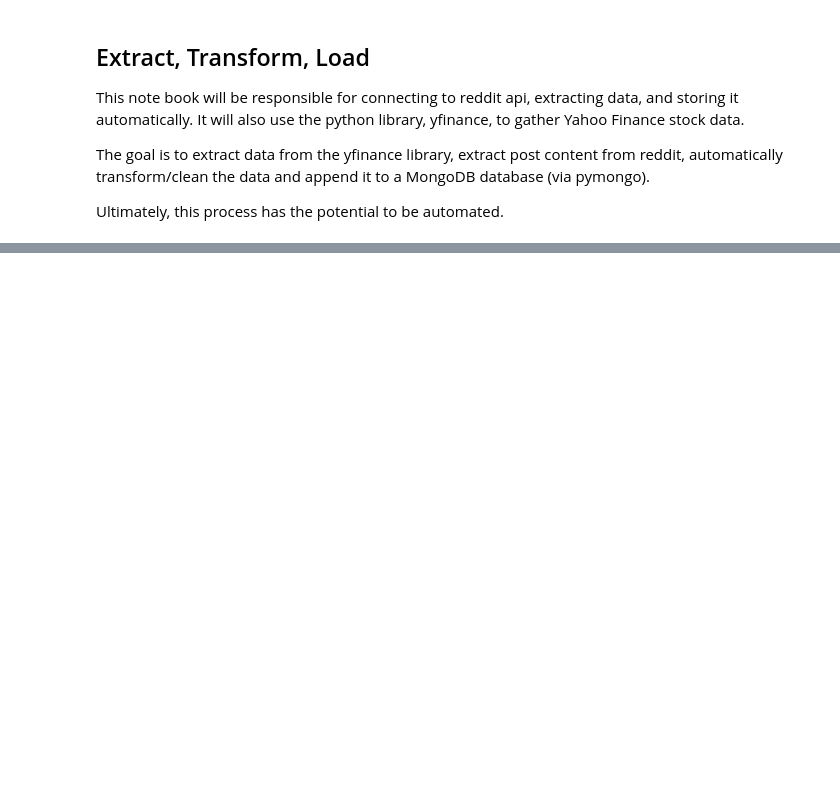
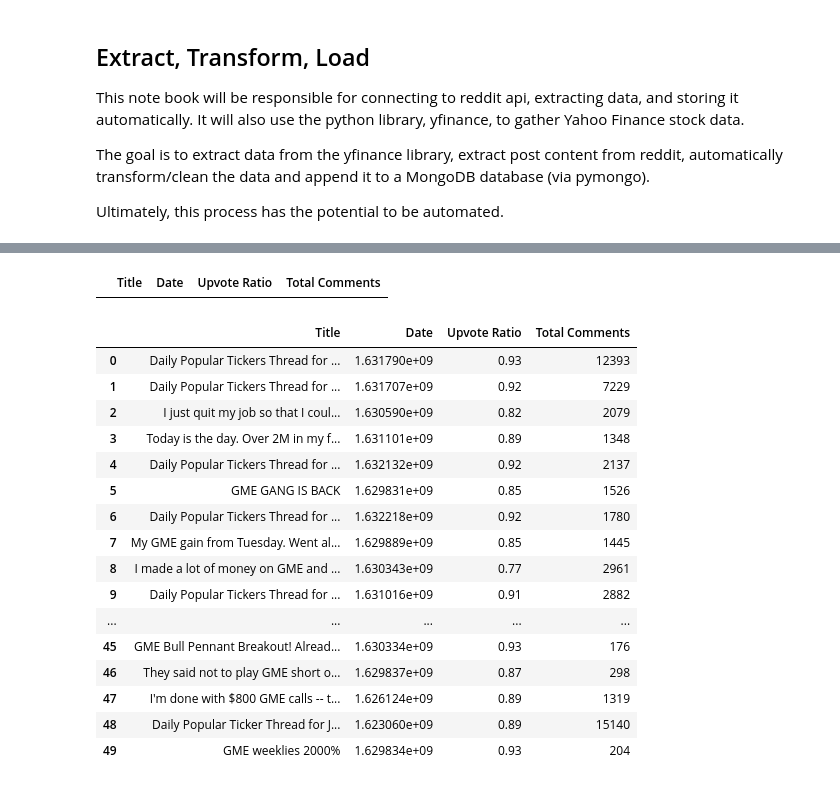
Before and after one commit to josephchancey/etl-reddit-finance, a Jupyter notebook: assets/etl-reddit-finance.ipynb, the cells around one changed output, grey strips where cells are left out. Saved outputs shown, nothing was run; the diff lists cells and outputs as text; code cells hidden in the pictures; blank space fills up the shorter version.

```diff
--- a/assets/etl-reddit-finance.ipynb
+++ b/assets/etl-reddit-finance.ipynb
@@ -26,3 +27,9 @@ pw = PW
 def reddit_request():
     reddit = praw.Reddit(client_id=client_id, client_secret=client_k, user_agent=usr_agent, username=username, password=pw)
     return reddit
+# %%
+# Make reddit equal to our object
+reddit = reddit_request()
+# %%
+# Choose our subreddit - Can be swapped
+subreddit = reddit.subreddit("wallstreetbets")
@@ -28,0 +58,29 @@ def reddit_request():
+# %%
+# Create an empty DataFrame to add our data
+df = pd.DataFrame(columns=['Title', 'Date', 'Upvote Ratio', 'Total Comments'])
+df
+# %% [output]
+|  | Title | Date | Upvote Ratio | Total Comments |
+# %%
+# Query Reddit API for submissions that include GME
+for submission in subreddit.search("GME", limit=50):
+    df = df.append({'Title': submission.title, 'Date': submission.created_utc, 'Upvote Ratio': submission.upvote_ratio, 'Total Comments': submission.num_comments}, ignore_index=True)
+df
+# %% [output]
+|  | Title | Date | Upvote Ratio | Total Comments |
+| 0 | Daily Popular Tickers Thread for ... | 1.631790e+09 | 0.93 | 12393 |
+| 1 | Daily Popular Tickers Thread for ... | 1.631707e+09 | 0.92 | 7229 |
+| 2 | I just quit my job so that I coul... | 1.630590e+09 | 0.82 | 2079 |
+| 3 | Today is the day. Over 2M in my f... | 1.631101e+09 | 0.89 | 1348 |
+| 4 | Daily Popular Tickers Thread for ... | 1.632132e+09 | 0.92 | 2137 |
+| 5 | GME GANG IS BACK | 1.629831e+09 | 0.85 | 1526 |
+| 6 | Daily Popular Tickers Thread for ... | 1.632218e+09 | 0.92 | 1780 |
+| 7 | My GME gain from Tuesday. Went al... | 1.629889e+09 | 0.85 | 1445 |
+| 8 | I made a lot of money on GME and ... | 1.630343e+09 | 0.77 | 2961 |
+| 9 | Daily Popular Tickers Thread for ... | 1.631016e+09 | 0.91 | 2882 |
+| ... | ... | ... | ... | ... |
+| 45 | GME Bull Pennant Breakout! Alread... | 1.630334e+09 | 0.93 | 176 |
+| 46 | They said not to play GME short o... | 1.629837e+09 | 0.87 | 298 |
+| 47 | I'm done with $800 GME calls -- t... | 1.626124e+09 | 0.89 | 1319 |
+| 48 | Daily Popular Ticker Thread for J... | 1.623060e+09 | 0.89 | 15140 |
+| 49 | GME weeklies 2000% | 1.629834e+09 | 0.93 | 204 |
```
Also changed, not shown: parts of 3 cells of this notebook, 1 other file.
